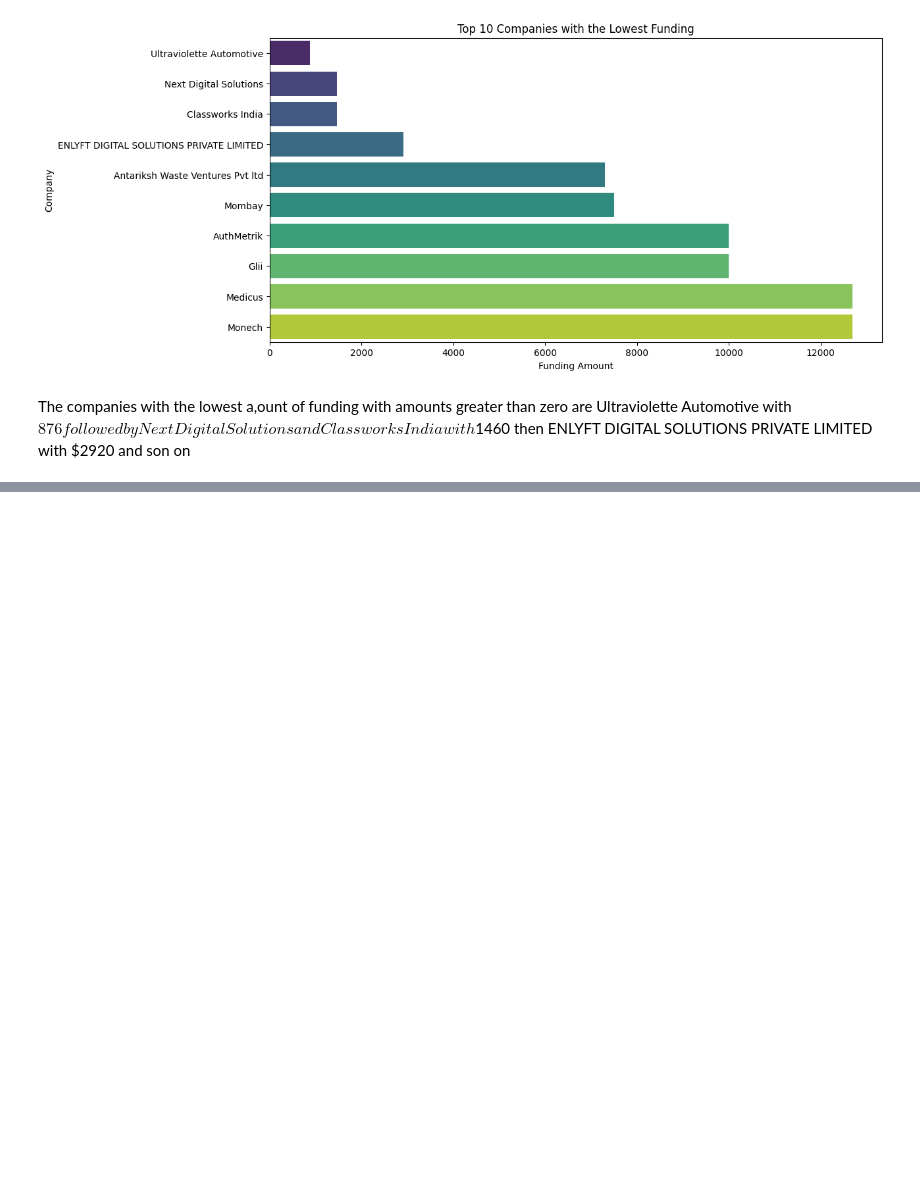
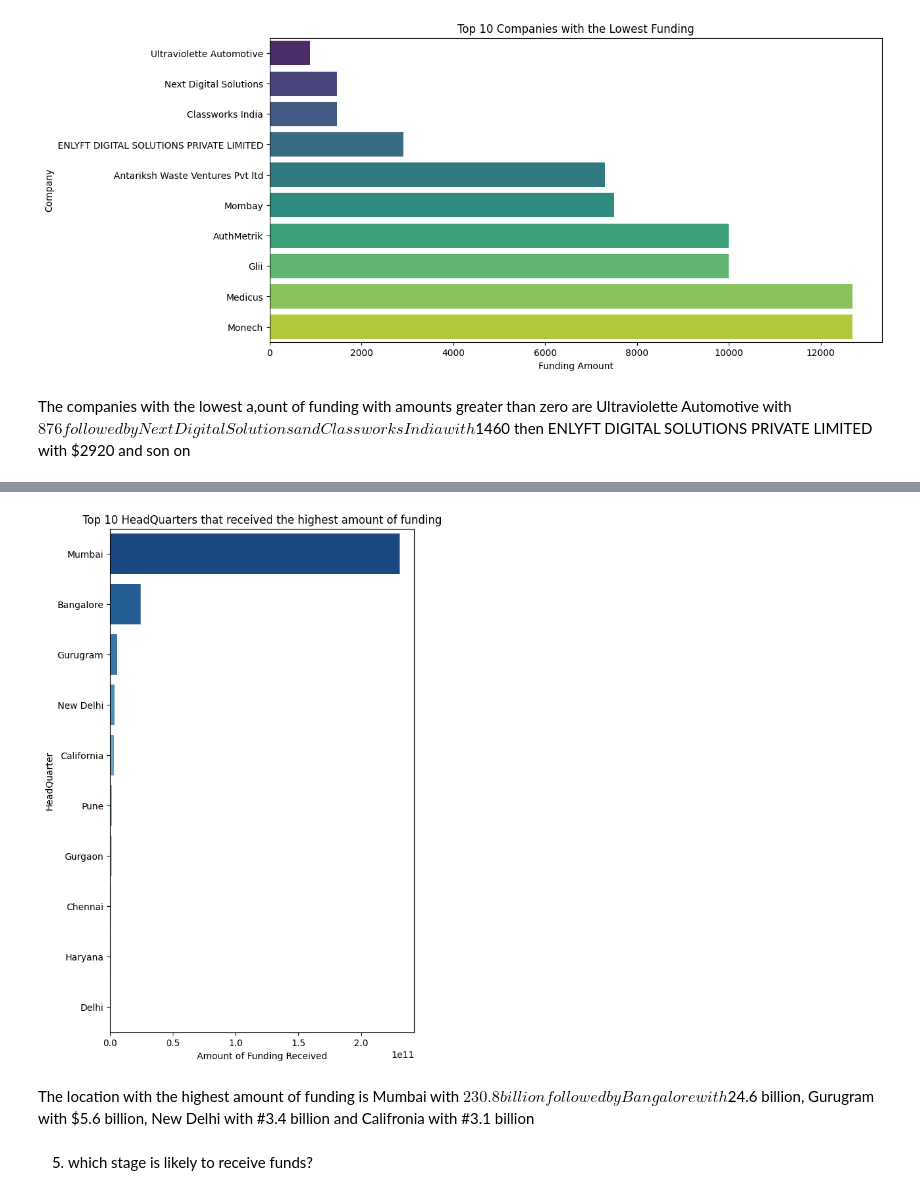
Before and after one commit to susanlazaro/LP1-sojourn, a Jupyter notebook: notebook.ipynb, the cells around one changed output, grey strips where cells are left out. Saved outputs shown, nothing was run; the diff lists cells and outputs as text; code cells hidden in the pictures; blank space fills up the shorter version.

```diff
--- a/notebook.ipynb
+++ b/notebook.ipynb
@@ -1497,0 +1522,4 @@ The companies with the lowest a,ount of funding with amounts greater than zero a
+# %%
+#group by HeadQuarter and sum amounts
+headquarter_total = df_startup_funding.groupby('HeadQuarter')['Amount'].sum()
+headquarter_total
@@ -1497,0 +1540,3 @@ The companies with the lowest a,ount of funding with amounts greater than zero a
+# %%
+top_10_location = headquarter_total.sort_values(ascending=False).head(10)
+top_10_location
@@ -1497,0 +1556,17 @@ The companies with the lowest a,ount of funding with amounts greater than zero a
+# %%
+plt.figure(figsize=(6, 10))
+
+
+custom_palette = sns.color_palette("Blues_r", n_colors=len(top_10_location))
+
+plt.title('Top 10 HeadQuarters that received the highest amount of funding')
+sns.barplot(y=top_10_location.index, x=top_10_location, palette=custom_palette)
+plt.xlabel('Amount of Funding Received')
+plt.ylabel('HeadQuarter')
+plt.show()
+# %% [output]
+[figure, added]
+# %% [markdown]
+The location with the highest amount of funding is Mumbai with $230.8 billion followed by Bangalore with $24.6 billion, Gurugram with $5.6 billion, New Delhi with #3.4 billion and Califronia with #3.1 billion
+# %% [markdown]
+5. which stage is likely to receive funds?
```
Also changed, not shown: parts of 14 cells of this notebook, 2 other files.
